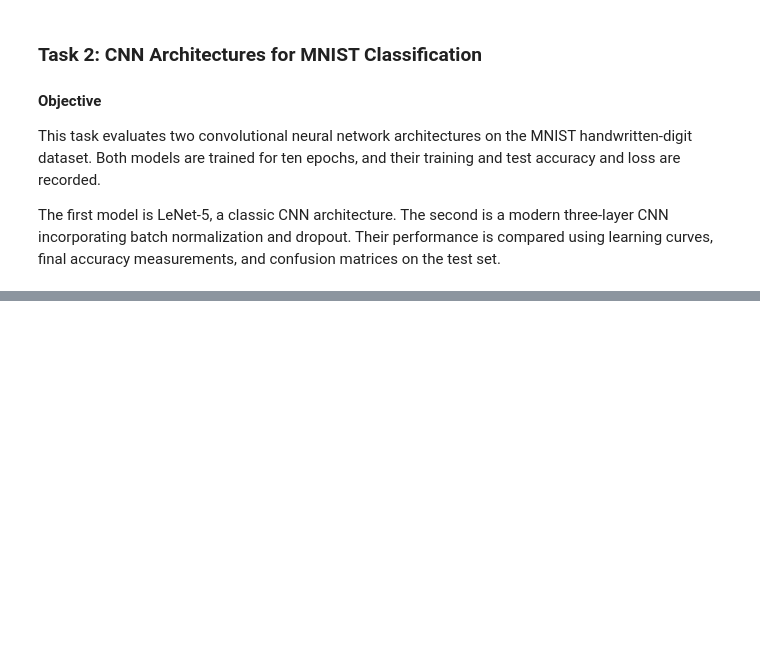
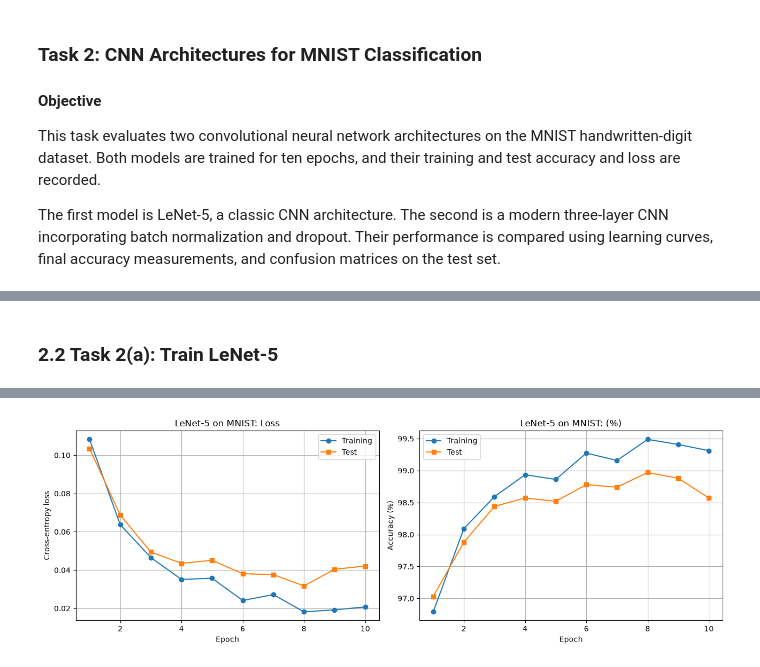
Before and after one commit to Saruka03/EN3160-Assignment-03, a Jupyter notebook: notebooks/EN3160_Assignment_3.ipynb, the cells around one changed output, grey strips where cells are left out. Drawn from its saved outputs; the diff is of its cells as text; code cells hidden in the pictures; blank space fills up the shorter version.

```diff
--- a/notebooks/EN3160_Assignment_3.ipynb
+++ b/notebooks/EN3160_Assignment_3.ipynb
@@ -1447,0 +334,26 @@ The two approaches are compared using training accuracy, validation accuracy, an
+# %%
+batch_size_mnist = 128
+
+mnist_transform = transforms.Compose([
+    transforms.ToTensor(),
+    transforms.Normalize((0.1307,), (0.3081,))])
+
+trainset_mnist = torchvision.datasets.MNIST(root="./data", train=True, download=True, transform=mnist_transform)
+testset_mnist = torchvision.datasets.MNIST(root="./data", train=False, download=True, transform=mnist_transform)
+trainloader_mnist = DataLoader(trainset_mnist, batch_size=batch_size_mnist, shuffle=True, num_workers=0)
+testloader_mnist = DataLoader(testset_mnist, batch_size=batch_size_mnist, shuffle=False, num_workers=0)
+
+print("MNIST training images:", len(trainset_mnist))
+print("MNIST test images:", len(testset_mnist))
+print("Image shape:", trainset_mnist[0][0].shape)
+
+# Sample images
+images, labels = next(iter(trainloader_mnist))
+fig, axes = plt.subplots(2, 5, figsize=(10, 5))
+for i, ax in enumerate(axes.flat):
+    ax.imshow(images[i, 0] * 0.3081 + 0.1307, cmap="gray")   # undo normalization
+    ax.set_title(f"Label: {labels[i].item()}")
+    ax.axis("off")
+plt.suptitle("Sample MNIST Handwritten Digits")
+plt.tight_layout()
+plt.show()
@@ -1447,0 +418,21 @@ The two approaches are compared using training accuracy, validation accuracy, an
+# %% [markdown]
+### 2.2 Task 2(a): Train LeNet-5
+# %%
+def set_seed(seed=SEED):
+    random.seed(seed)
+    np.random.seed(seed)
+    torch.manual_seed(seed)
+
+    if torch.cuda.is_available():
+        torch.cuda.manual_seed_all(seed)
+
+    torch.backends.cudnn.deterministic = True
+    torch.backends.cudnn.benchmark = False
+
+
+set_seed()
+lenet_model = LeNet5()
+opt = optim.Adam(lenet_model.parameters(), lr=0.001)
+lenet_model, hist_lenet = fit(lenet_model, "LeNet-5", trainloader_mnist, testloader_mnist, opt, epochs=10)
+plot_history(hist_lenet, "LeNet-5 on MNIST")
+# %% [output]
@@ -1447,0 +450 @@ The two approaches are compared using training accuracy, validation accuracy, an
+[figure, added]
```
Also changed, not shown: parts of 68 cells of this notebook, 5 other files.
